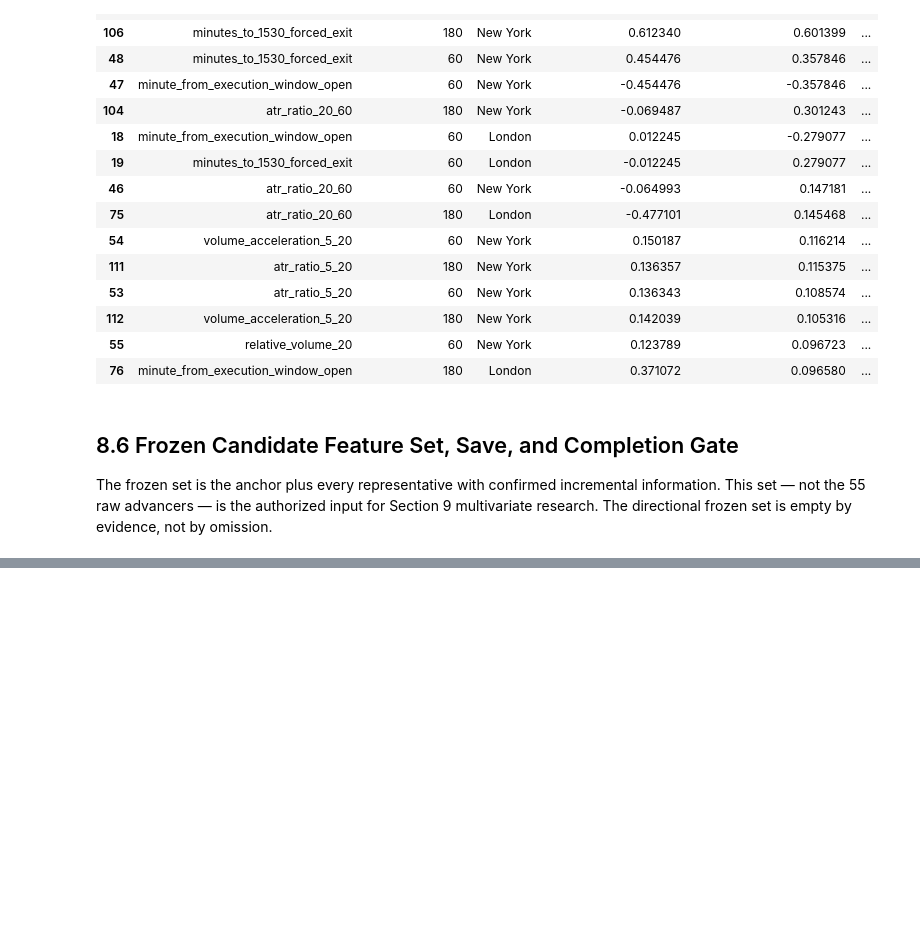
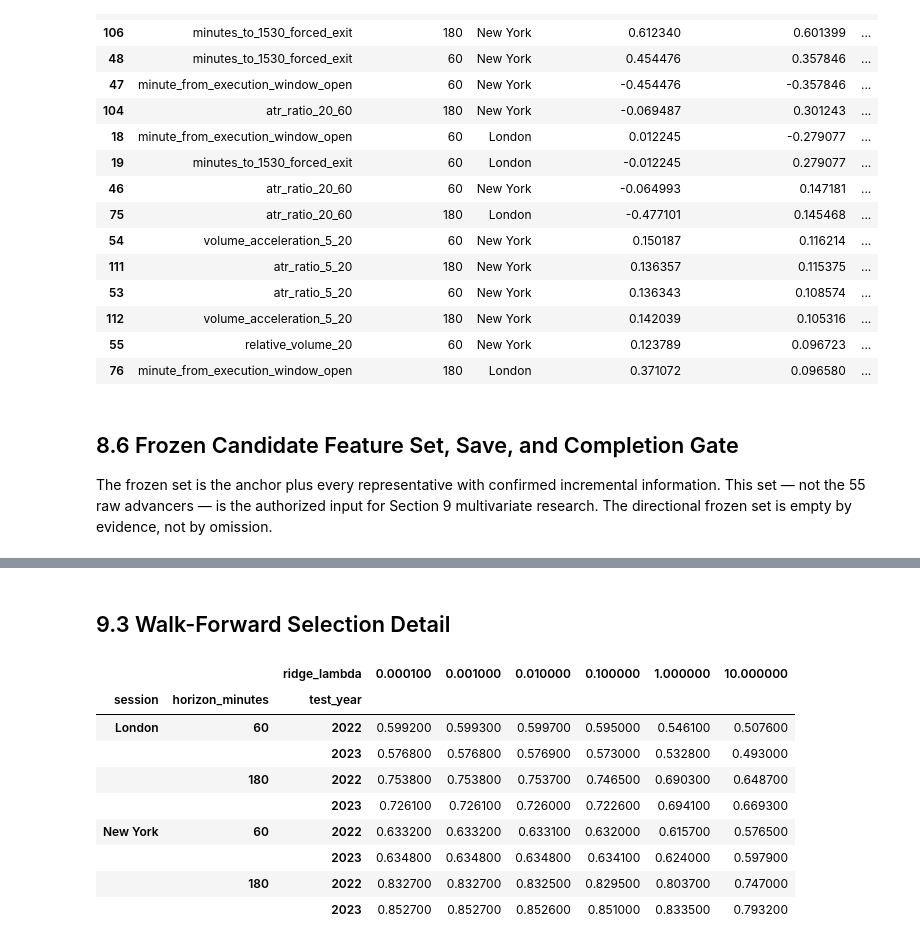
Before and after one commit to Abond1234/GC-1m-OHLCV-QUANTITATIVE-ANALYSIS, a Jupyter notebook: notebooks/exploration/statistical_feature_research.ipynb, the cells around one changed output, grey strips where cells are left out. Drawn from its saved outputs; the diff is of its cells as text; code cells hidden in the pictures; blank space fills up the shorter version.

```diff
--- a/notebooks/exploration/statistical_feature_research.ipynb
+++ b/notebooks/exploration/statistical_feature_research.ipynb
@@ -3890,0 +3973,22 @@ SECTION 8 STATUS: READY
+# %% [markdown]
+## 9.3 Walk-Forward Selection Detail
+# %%
+display(
+    section_9_result.walk_forward_results.pivot_table(
+        index=["session", "horizon_minutes", "test_year"],
+        columns="ridge_lambda",
+        values="test_daily_ic_mean",
+        observed=True,
+    ).round(4)
+)
+# %% [output]
+|  |  | ridge_lambda | 0.000100 | 0.001000 | 0.010000 | 0.100000 | 1.000000 | 10.000000 |
+| session | horizon_minutes | test_year |  |  |  |  |  |  |
+| London | 60 | 2022 | 0.599200 | 0.599300 | 0.599700 | 0.595000 | 0.546100 | 0.507600 |
+|  |  | 2023 | 0.576800 | 0.576800 | 0.576900 | 0.573000 | 0.532800 | 0.493000 |
+|  | 180 | 2022 | 0.753800 | 0.753800 | 0.753700 | 0.746500 | 0.690300 | 0.648700 |
+|  |  | 2023 | 0.726100 | 0.726100 | 0.726000 | 0.722600 | 0.694100 | 0.669300 |
+| New York | 60 | 2022 | 0.633200 | 0.633200 | 0.633100 | 0.632000 | 0.615700 | 0.576500 |
+|  |  | 2023 | 0.634800 | 0.634800 | 0.634800 | 0.634100 | 0.624000 | 0.597900 |
+|  | 180 | 2022 | 0.832700 | 0.832700 | 0.832500 | 0.829500 | 0.803700 | 0.747000 |
+|  |  | 2023 | 0.852700 | 0.852700 | 0.852600 | 0.851000 | 0.833500 | 0.793200 |
```
Also changed, not shown: parts of 27 cells of this notebook, 4 other files.
